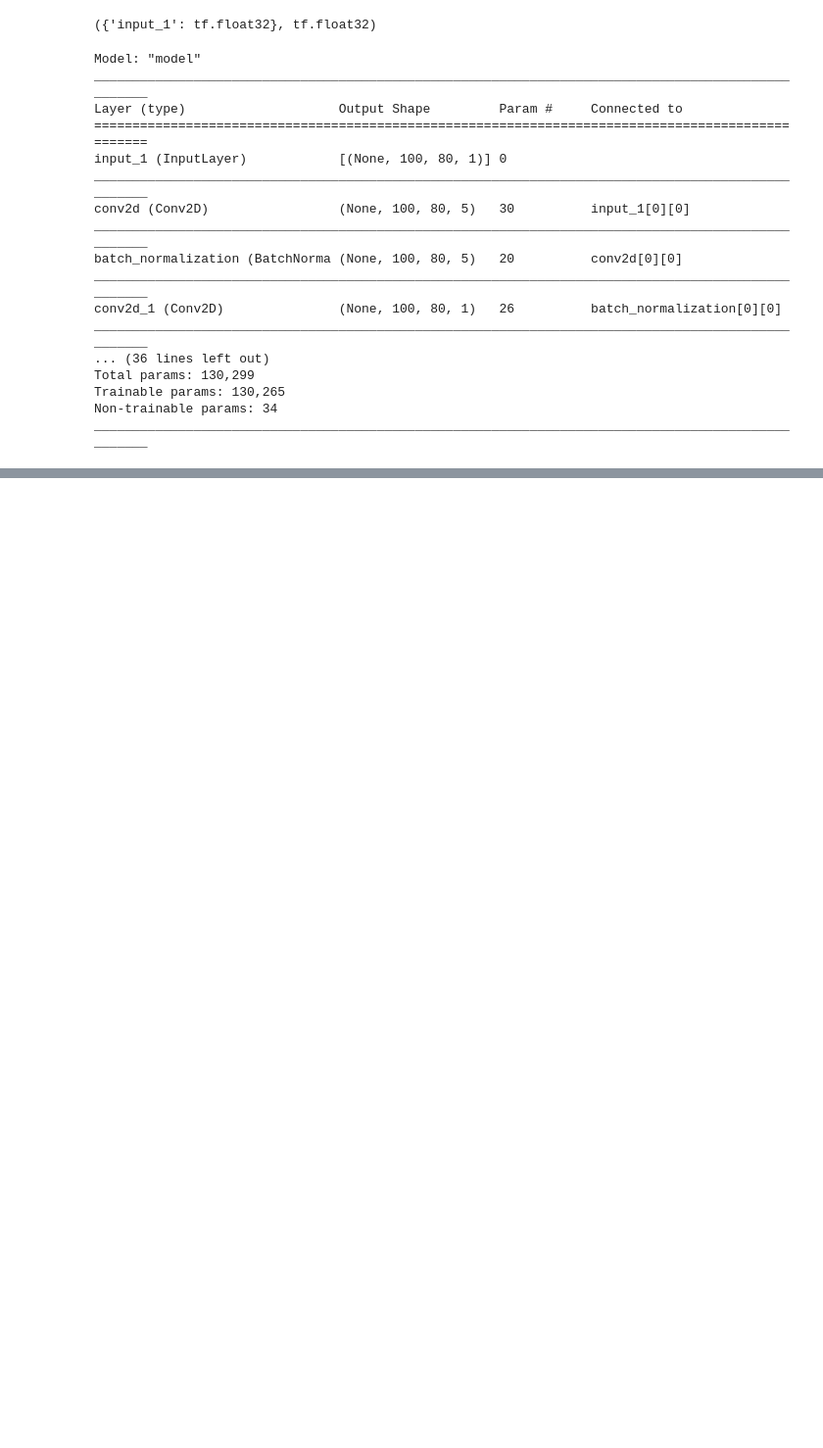
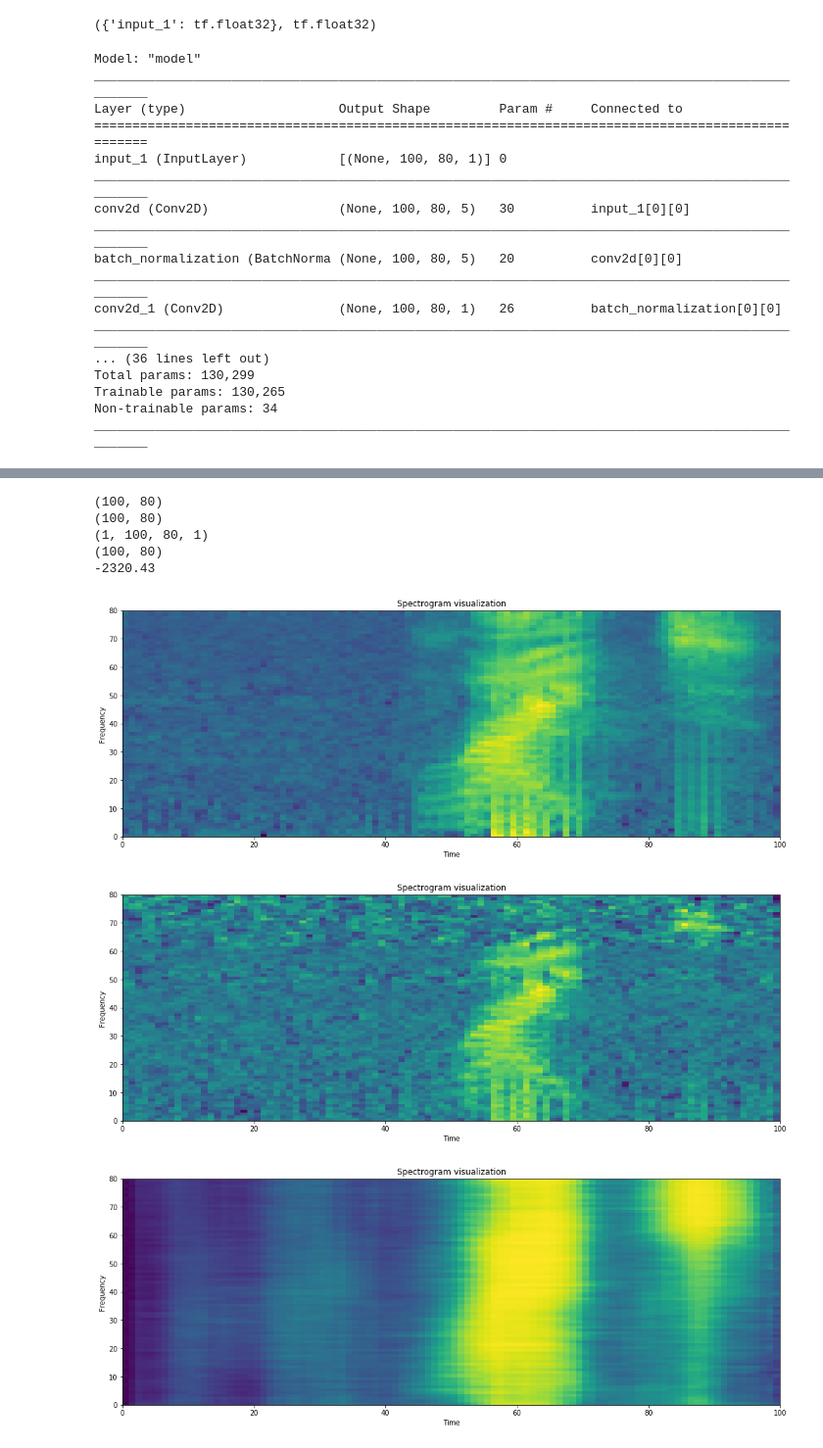
Before and after one commit to XWerer/HDA_Project, a Jupyter notebook: Prova5.ipynb, the cells around one changed output, grey strips where cells are left out. Shown at 98% size. Drawn from its saved outputs; the diff is of its cells as text; code cells hidden in the pictures; blank space fills up the shorter version.

```diff
--- a/Prova5.ipynb
+++ b/Prova5.ipynb
@@ -444,30 +458,46 @@ testEval = ae.evaluate(test_dataset,
 # %%
 x = test[5]
-x = load_and_preprocess_data(x, dataset_dir)
-x1 = x.reshape((1, 99, 39, 1))
-print(x.shape)
-print(x1.shape)
-res = ae.predict(x1)
+x_clean = load_and_preprocess_data(x, dataset_dir, False)
+x_noisy = load_and_preprocess_data(x, dataset_dir, True)
+print(x_clean.shape)
+print(x_noisy.shape)
+res = ae.predict(x_noisy.reshape((1, 100, 80, 1)))
 print(res.shape)
-s = res.reshape((99, 39))
+s = res.reshape((100, 80))
 print(s.shape)
-print(np.sum(x - s))
+print(np.sum(x_clean - s))
 
 plt.figure(figsize=(17,6))
-plt.pcolormesh(np.transpose(x))
+plt.pcolormesh(np.transpose(x_clean))
+
+plt.title('Spectrogram visualization')
+plt.ylabel('Frequency')
+plt.xlabel('Time')
+
+plt.figure(figsize=(17,6))
+plt.pcolormesh(np.transpose(x_noisy))
 
 plt.title('Spectrogram visualization')
 plt.ylabel('Frequency')
 plt.xlabel('Time')
 
 plt.figure(figsize=(17,6))
 plt.pcolormesh(np.transpose(s))
 
 plt.title('Spectrogram visualization')
 plt.ylabel('Frequency')
 plt.xlabel('Time')
 
 plt.show()
+# %% [output]
+(100, 80)
+(100, 80)
+(1, 100, 80, 1)
+(100, 80)
+-2320.43
+[figure, added]
+[figure, added]
+[figure, added]
 # %%
 #Encoder = Model.Seq2SeqModel_Encoder(21, 99, 39, use_GRU = True)
 classifier.summary()
```
Also changed, not shown: parts of 15 cells of this notebook, 7 other files.
